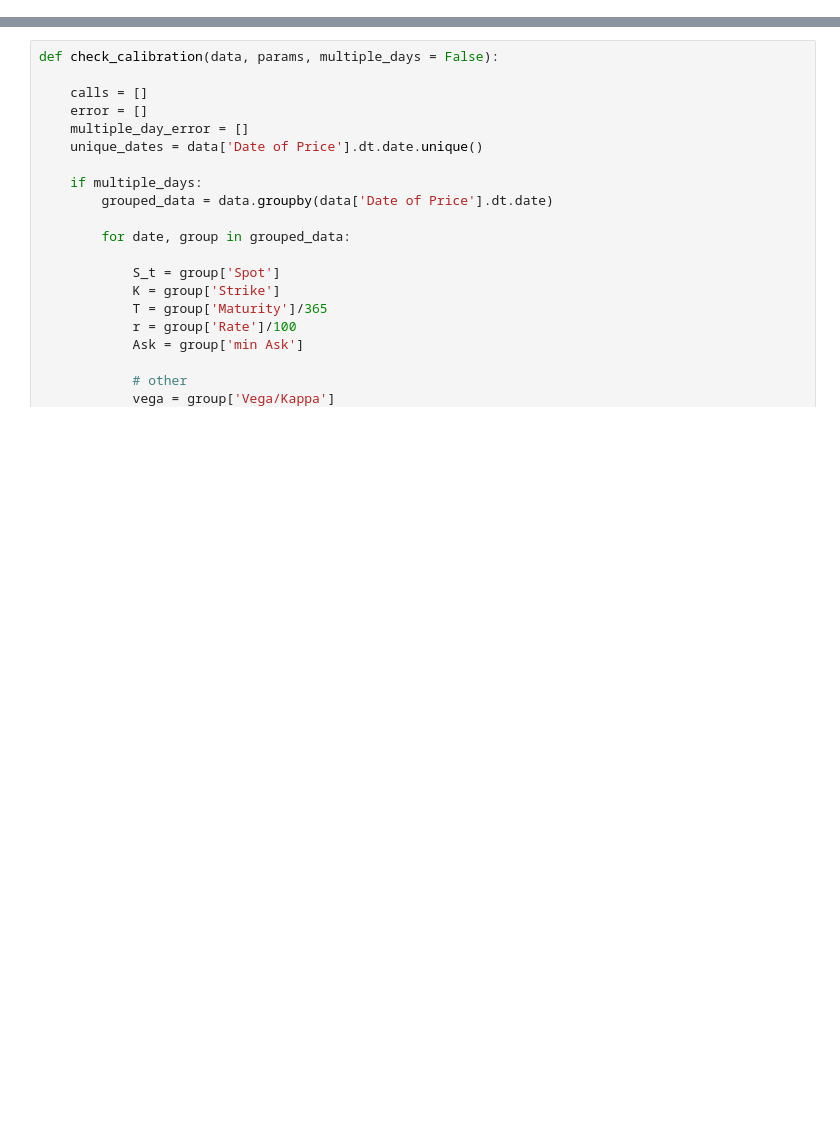
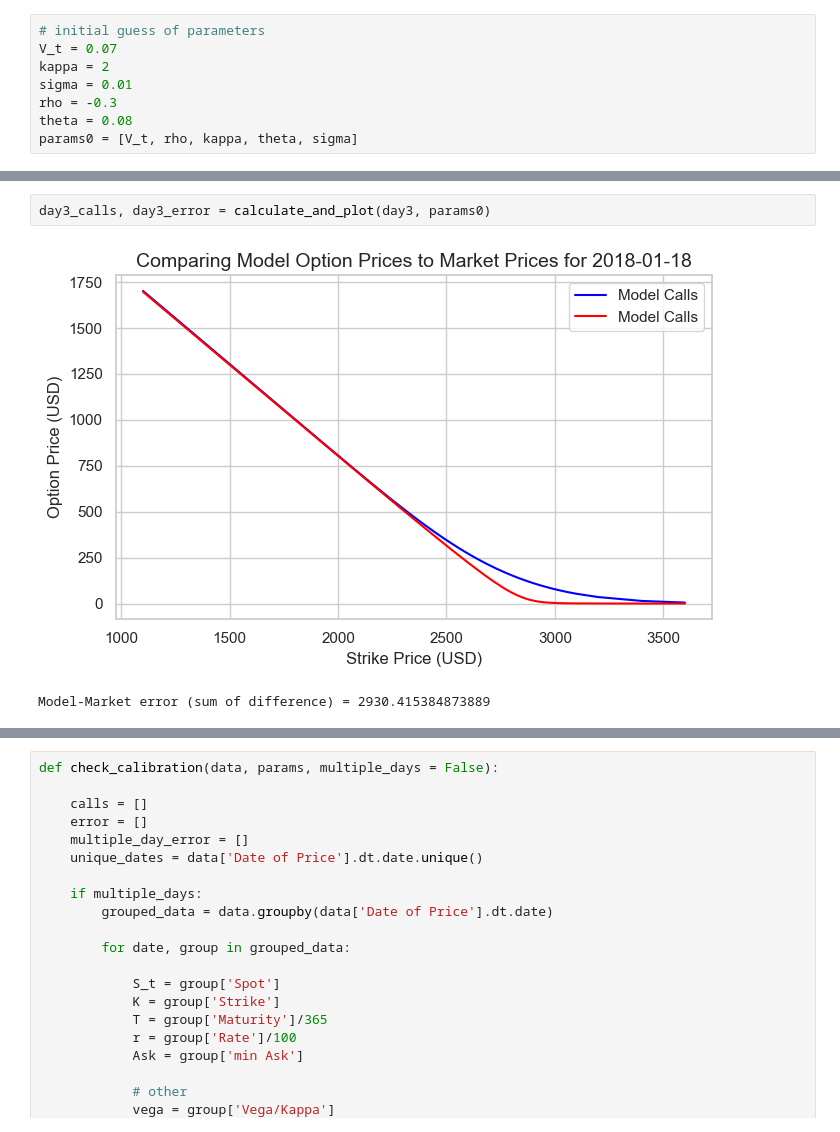
Before and after one commit to Grant-Doherty/Option-Pricing-with-the-Heston-Model, a Jupyter notebook: Option_Pricing_with_the_Heston_Model.ipynb, the cells around one changed output, grey strips where cells are left out. Cells and saved outputs as stored; diff of their text form; blank space fills up the shorter version.

```diff
--- a/Option_Pricing_with_the_Heston_Model.ipynb
+++ b/Option_Pricing_with_the_Heston_Model.ipynb
@@ -411,0 +551,8 @@ else, it plots the error of multiple days idk
+# %%
+# initial guess of parameters
+V_t = 0.07
+kappa = 2
+sigma = 0.01
+rho = -0.3
+theta = 0.08
+params0 = [V_t, rho, kappa, theta, sigma]
@@ -411,0 +614,5 @@ else, it plots the error of multiple days idk
+# %%
+day3_calls, day3_error = calculate_and_plot(day3, params0)
+# %% [output]
+[figure, added]
+Model-Market error (sum of difference) = 2930.415384873889
```
Also changed, not shown: parts of 106 cells of this notebook.
